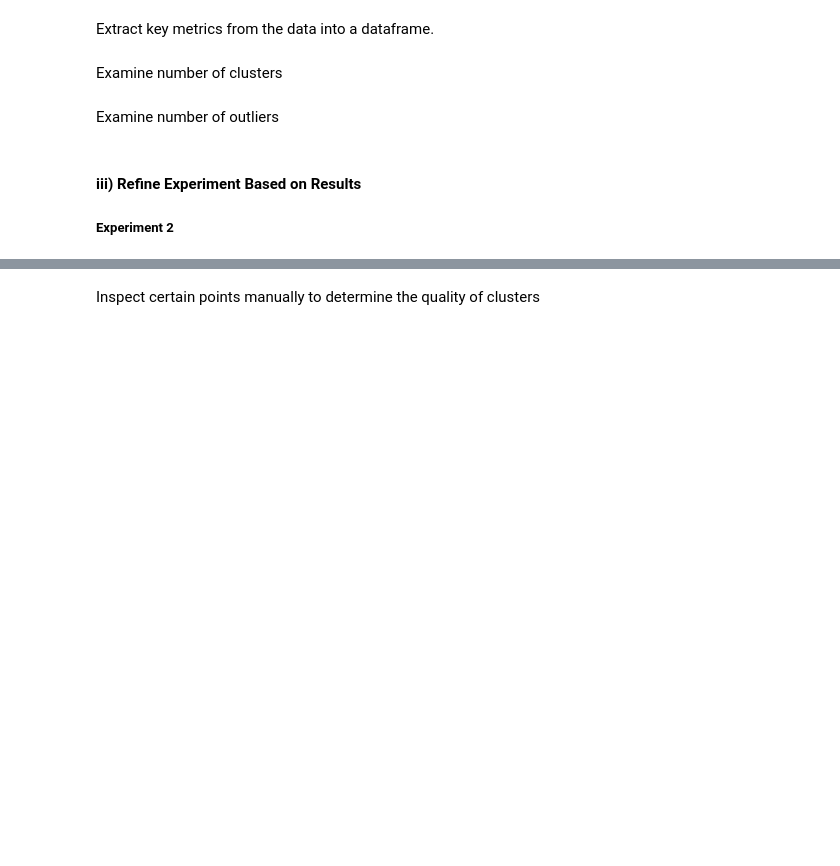
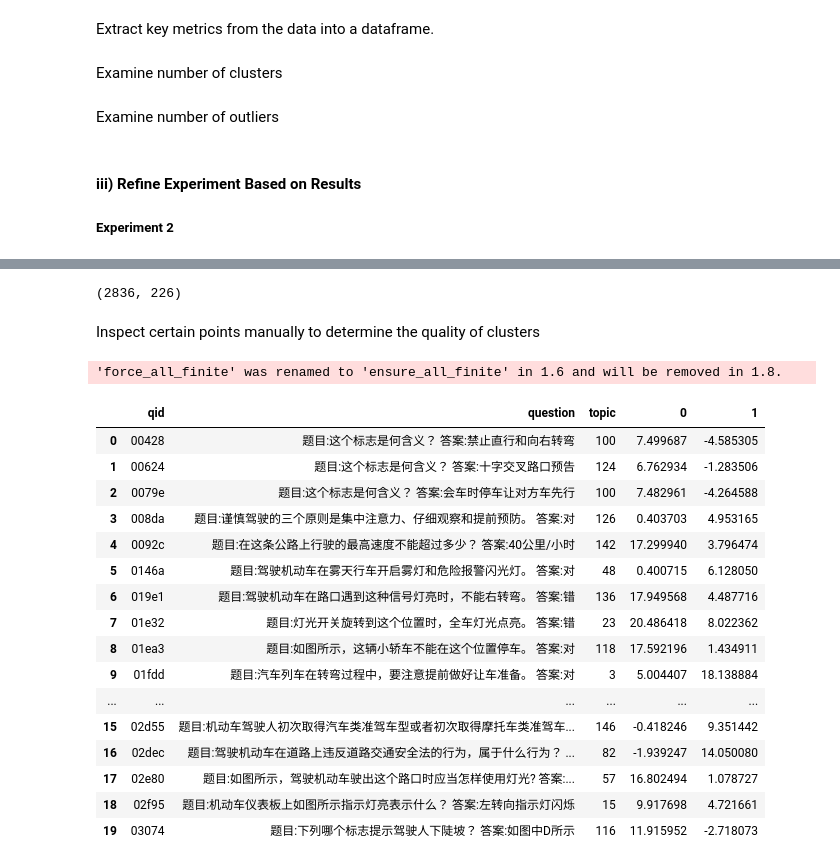
Before and after one commit to xubosen/drivetest_tag_extraction, a Jupyter notebook: src/tag_gen.ipynb, the cells around one changed output, grey strips where cells are left out. Saved outputs shown, nothing was run; the diff lists cells and outputs as text; code cells hidden in the pictures; blank space fills up the shorter version.

Commit message:
Added cluster inspecting functionality.

```diff
--- a/src/tag_gen.ipynb
+++ b/src/tag_gen.ipynb
@@ -264,7 +263,7 @@ if not os.path.exists(DIMRED_EXPR1_PATH):
     with warnings.catch_warnings():
         warnings.simplefilter("ignore")
 
-        n_d_pairs = [(n, d) for n in range(2, 767, 50) for d in range(2, 767, 50)]
+        n_d_pairs = [(n, d) for n in range(2, 767, 100) for d in range(2, 767, 100)]
         results = dimred_experiment(qid_lst=qid_lst,
                                     questions=documents,
                                     embeddings=embeds,
@@ -414,6 +405,8 @@ dimred_exp2_results = run_experiment(qid_lst=qid_lst, documents=documents, embed
 # %%
 combined_results = pd.concat([
-    combined_results.drop(columns=["id", "question"]),
-    dimred_exp2_results], axis=1).reindex()
+    combined_results,
+    dimred_exp2_results.drop(columns=["qid", "question"])], axis=1).reindex()
 combined_results.shape
+# %% [output]
+(2836, 226)
 # %%
@@ -441,0 +486,37 @@ def inspect_topic(data: DataFrame, n_neighbors: int, dimensions: int, sort_df=Fa
+# %%
+from typing import Dict
+
+def make_embeds_with_topics(qid_lst: List[str],
+                            qb: QuestionBank,
+                            topic_array: np.ndarray, reduced_embeddings: np.ndarray,
+                            dimension: int) -> DataFrame:
+    result_dict = {
+        "qid": qid_lst,
+        "question": [format_question(qb.get_question(qid)) for qid in qid_lst],
+        "topic": topic_array
+    }
+    for i in range(dimension):
+        result_dict[i] = reduced_embeddings[:, i]
+    return DataFrame(result_dict)
+
+def make_embeds_df(qid_lst: List[str],
+                   qb: QuestionBank,
+                   id_to_embedding: Dict[str, np.ndarray],
+                   dim: int, n_nghbrs: int) -> DataFrame:
+    embedding_lst = [id_to_embedding[qid] for qid in (sorted(qid_lst))]
+    embeds_3d = get_reduced(dimension=dim,
+                            n_neighbors=n_nghbrs,
+                            embeddings=np.array(embedding_lst),
+                            make_new=True)
+    return make_embeds_with_topics(sorted(qid_lst),
+                                   qb,
+                                   cluster_embeddings(embeds_3d),
+                                   embeds_3d,
+                                   dim)
+# %%
+embeds_with_topics = make_embeds_df(combined_results["qid"].tolist(),
+                                    qb,
+                                    id_to_embedding,
+                                    dim=2, n_nghbrs=5)
+# %% [output]
+'force_all_finite' was renamed to 'ensure_all_finite' in 1.6 and will be removed in 1.8.
@@ -441,0 +527,20 @@ def inspect_topic(data: DataFrame, n_neighbors: int, dimensions: int, sort_df=Fa
+# %%
+embeds_with_topics.head(20)
+# %% [output]
+|  | qid | question | topic | 0 | 1 |
+| 0 | 00428 | 题目:这个标志是何含义？ 答案:禁止直行和向右转弯 | 100 | 7.499687 | -4.585305 |
+| 1 | 00624 | 题目:这个标志是何含义？ 答案:十字交叉路口预告 | 124 | 6.762934 | -1.283506 |
+| 2 | 0079e | 题目:这个标志是何含义？ 答案:会车时停车让对方车先行 | 100 | 7.482961 | -4.264588 |
+| 3 | 008da | 题目:谨慎驾驶的三个原则是集中注意力、仔细观察和提前预防。 答案:对 | 126 | 0.403703 | 4.953165 |
+| 4 | 0092c | 题目:在这条公路上行驶的最高速度不能超过多少？ 答案:40公里/小时 | 142 | 17.299940 | 3.796474 |
+| 5 | 0146a | 题目:驾驶机动车在雾天行车开启雾灯和危险报警闪光灯。 答案:对 | 48 | 0.400715 | 6.128050 |
+| 6 | 019e1 | 题目:驾驶机动车在路口遇到这种信号灯亮时，不能右转弯。 答案:错 | 136 | 17.949568 | 4.487716 |
+| 7 | 01e32 | 题目:灯光开关旋转到这个位置时，全车灯光点亮。 答案:错 | 23 | 20.486418 | 8.022362 |
+| 8 | 01ea3 | 题目:如图所示，这辆小轿车不能在这个位置停车。 答案:对 | 118 | 17.592196 | 1.434911 |
+| 9 | 01fdd | 题目:汽车列车在转弯过程中，要注意提前做好让车准备。 答案:对 | 3 | 5.004407 | 18.138884 |
+| ... | ... | ... | ... | ... | ... |
+| 15 | 02d55 | 题目:机动车驾驶人初次取得汽车类准驾车型或者初次取得摩托车类准驾车... | 146 | -0.418246 | 9.351442 |
+| 16 | 02dec | 题目:驾驶机动车在道路上违反道路交通安全法的行为，属于什么行为？ ... | 82 | -1.939247 | 14.050080 |
+| 17 | 02e80 | 题目:如图所示，驾驶机动车驶出这个路口时应当怎样使用灯光? 答案:... | 57 | 16.802494 | 1.078727 |
+| 18 | 02f95 | 题目:机动车仪表板上如图所示指示灯亮表示什么？ 答案:左转向指示灯闪烁 | 15 | 9.917698 | 4.721661 |
+| 19 | 03074 | 题目:下列哪个标志提示驾驶人下陡坡？ 答案:如图中D所示 | 116 | 11.915952 | -2.718073 |
```
Also changed, not shown: parts of 14 cells of this notebook.
